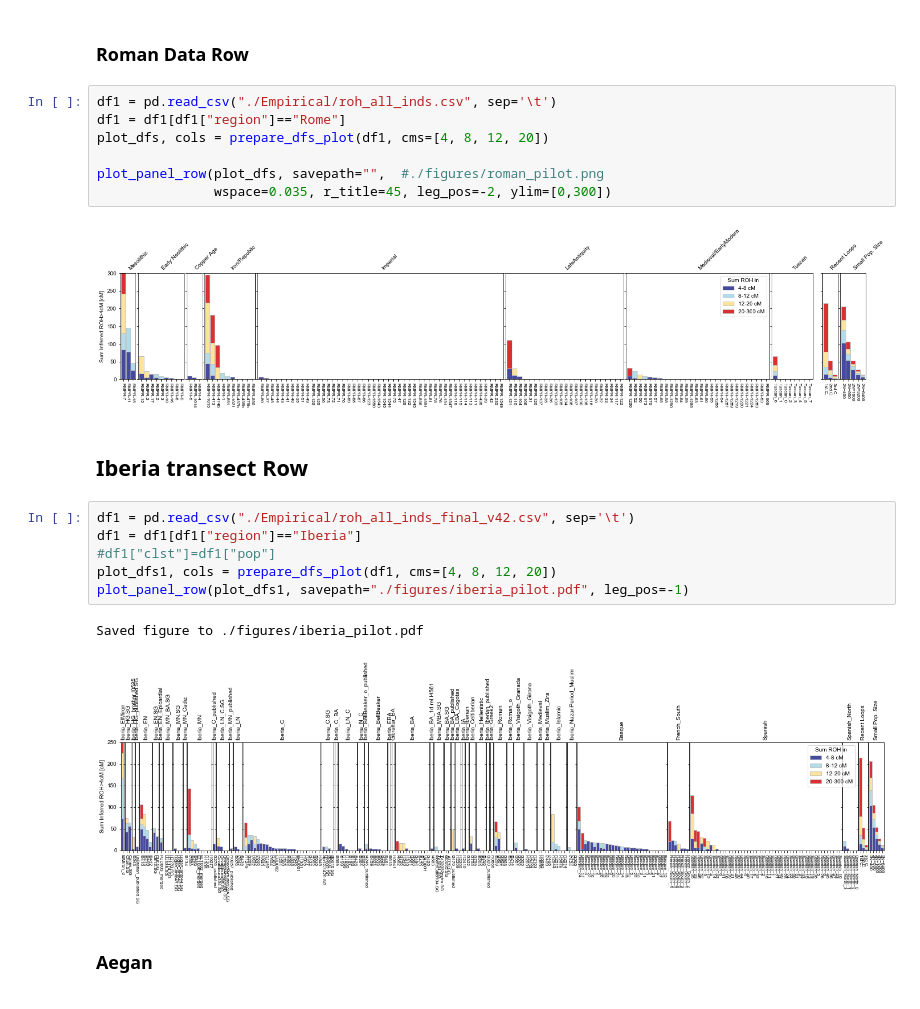
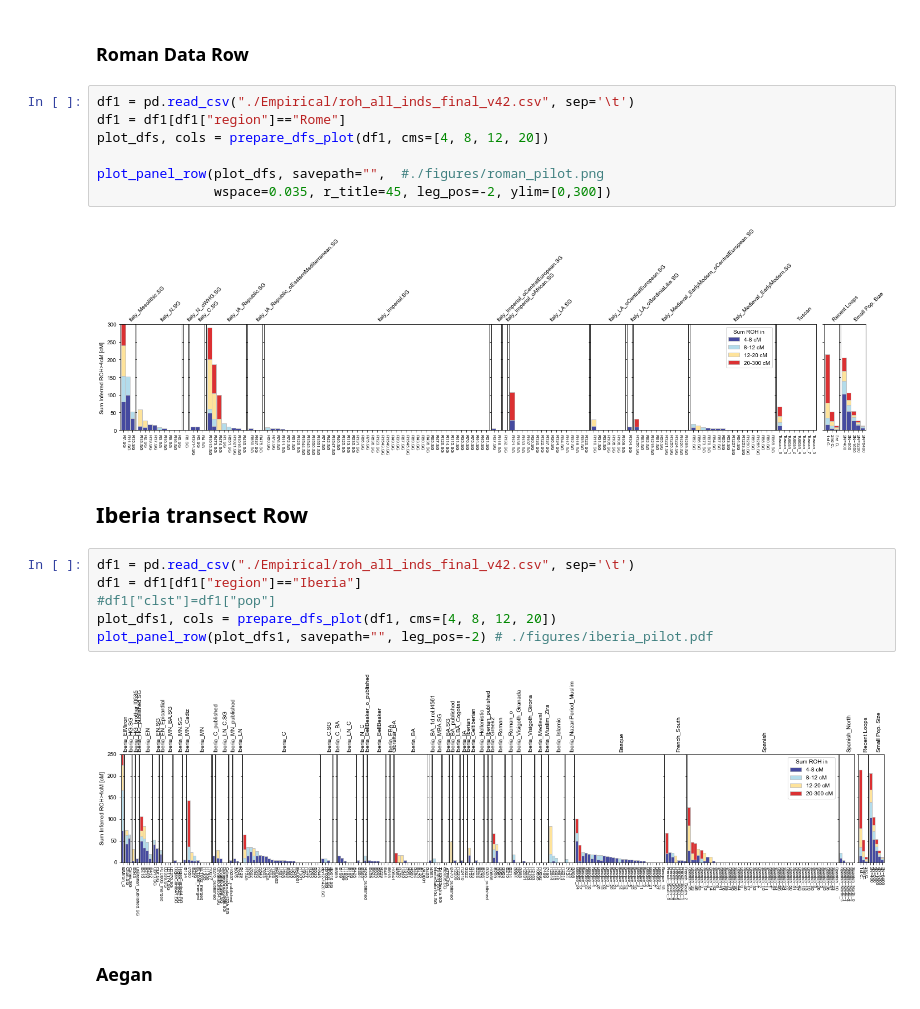
Before and after one commit to hringbauer/hapROH, a Jupyter notebook: Notebooks/Figures/plot_bar_ROH.ipynb, the cells around one changed output. Cells and saved outputs as stored; diff of their text form.

```diff
--- a/Notebooks/Figures/plot_bar_ROH.ipynb
+++ b/Notebooks/Figures/plot_bar_ROH.ipynb
@@ -64,14 +64,14 @@ Saved figure to ./figures/manuscript/barplots/bar_legend.pdf
 # %% [markdown]
 ### Roman Data Row
 # %%
-df1 = pd.read_csv("./Empirical/roh_all_inds.csv", sep='\t')
+df1 = pd.read_csv("./Empirical/roh_all_inds_final_v42.csv", sep='\t')
 df1 = df1[df1["region"]=="Rome"]
 plot_dfs, cols = prepare_dfs_plot(df1, cms=[4, 8, 12, 20])
 
 plot_panel_row(plot_dfs, savepath="",  #./figures/roman_pilot.png
                wspace=0.035, r_title=45, leg_pos=-2, ylim=[0,300])
 # %% [output]
-[figure, old version]
+[figure, new version]
 # %% [markdown]
 ## Iberia transect Row
 # %%
@@ -79,10 +79,9 @@ df1 = pd.read_csv("./Empirical/roh_all_inds_final_v42.csv", sep='\t')
 df1 = df1[df1["region"]=="Iberia"]
 #df1["clst"]=df1["pop"]
 plot_dfs1, cols = prepare_dfs_plot(df1, cms=[4, 8, 12, 20])
-plot_panel_row(plot_dfs1, savepath="./figures/iberia_pilot.pdf", leg_pos=-1)
+plot_panel_row(plot_dfs1, savepath="", leg_pos=-2) # ./figures/iberia_pilot.pdf
 # %% [output]
-Saved figure to ./figures/iberia_pilot.pdf
-[figure, old version]
+[figure, new version]
 # %% [markdown]
 ### Aegan
 # %%
```
Also changed, not shown: parts of 19 cells of this notebook, 2 other files.
